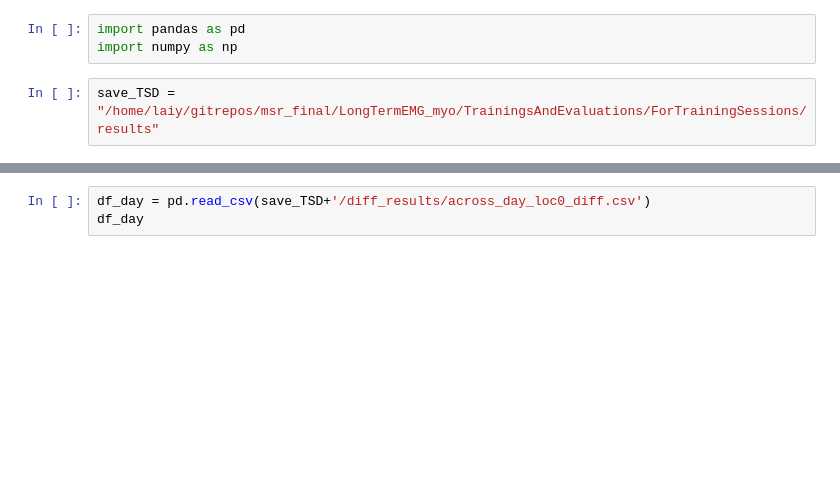
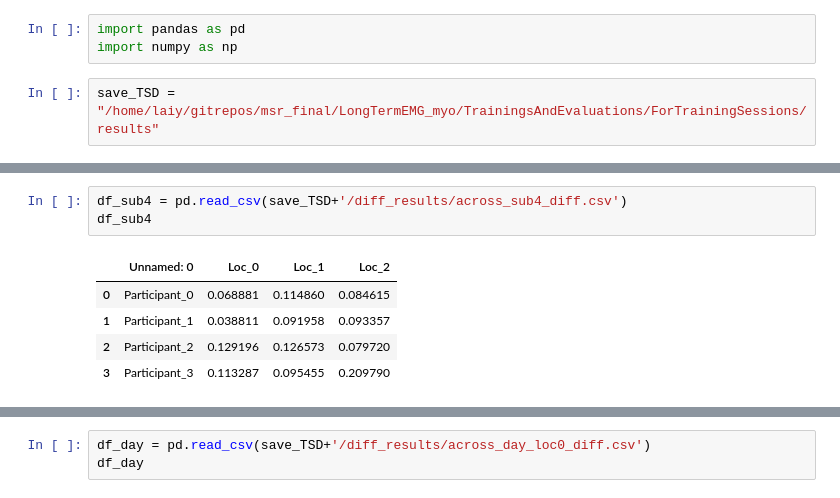
Before and after one commit to aonai/long_term_myo_notes, a Jupyter notebook: test_code/check_mean_std_acc.ipynb, the cells around one changed output, grey strips where cells are left out. Cells and saved outputs as stored; diff of their text form; blank space fills up the shorter version.

```diff
--- a/test_code/check_mean_std_acc.ipynb
+++ b/test_code/check_mean_std_acc.ipynb
@@ -38,3 +44,12 @@ df_sub3
+# %%
+df_sub4 = pd.read_csv(save_TSD+'/diff_results/across_sub4_diff.csv')
+df_sub4
+# %% [output]
+|  | Unnamed: 0 | Loc_0 | Loc_1 | Loc_2 |
+| 0 | Participant_0 | 0.068881 | 0.114860 | 0.084615 |
+| 1 | Participant_1 | 0.038811 | 0.091958 | 0.093357 |
+| 2 | Participant_2 | 0.129196 | 0.126573 | 0.079720 |
+| 3 | Participant_3 | 0.113287 | 0.095455 | 0.209790 |
 # %%
 df_sub=df_sub.append(df_sub1)
 df_sub=df_sub.append(df_sub2)
```
Also changed, not shown: parts of 17 cells of this notebook, 4 other files.
